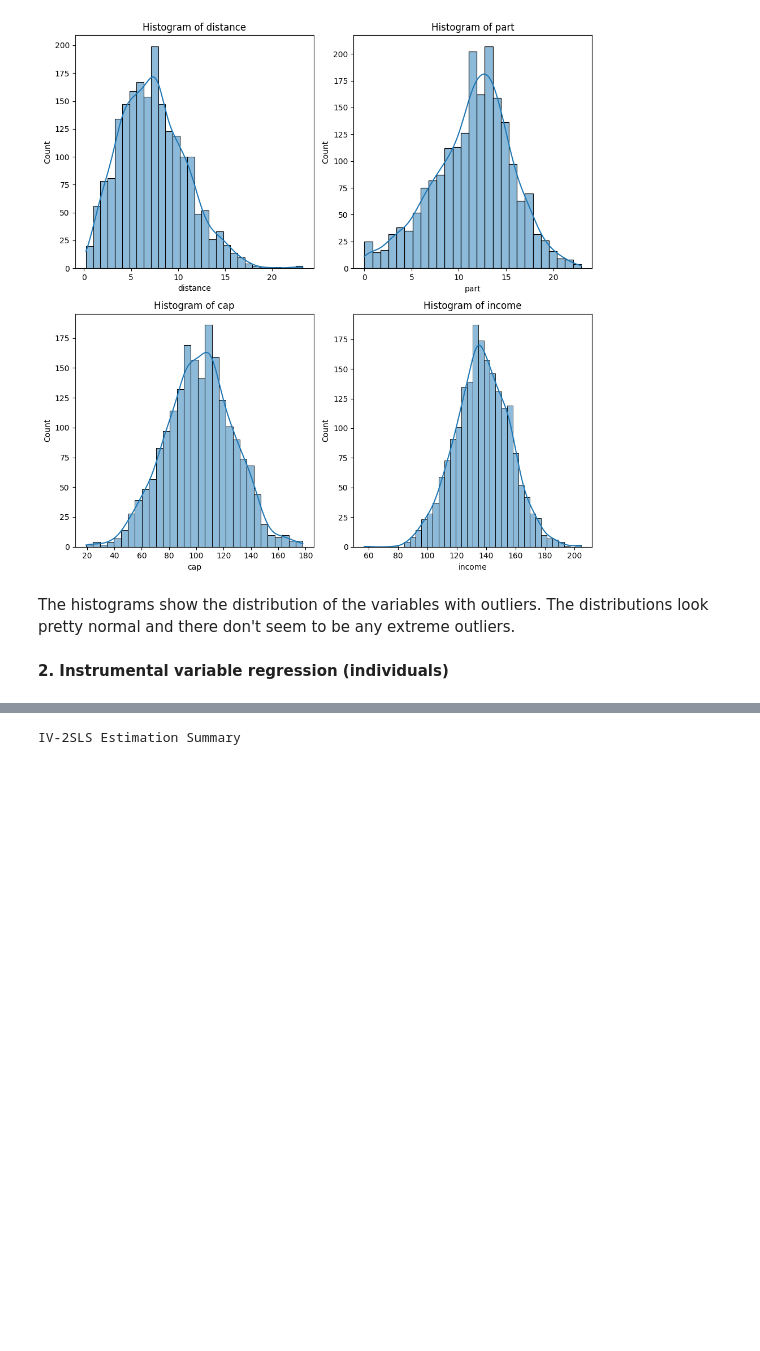
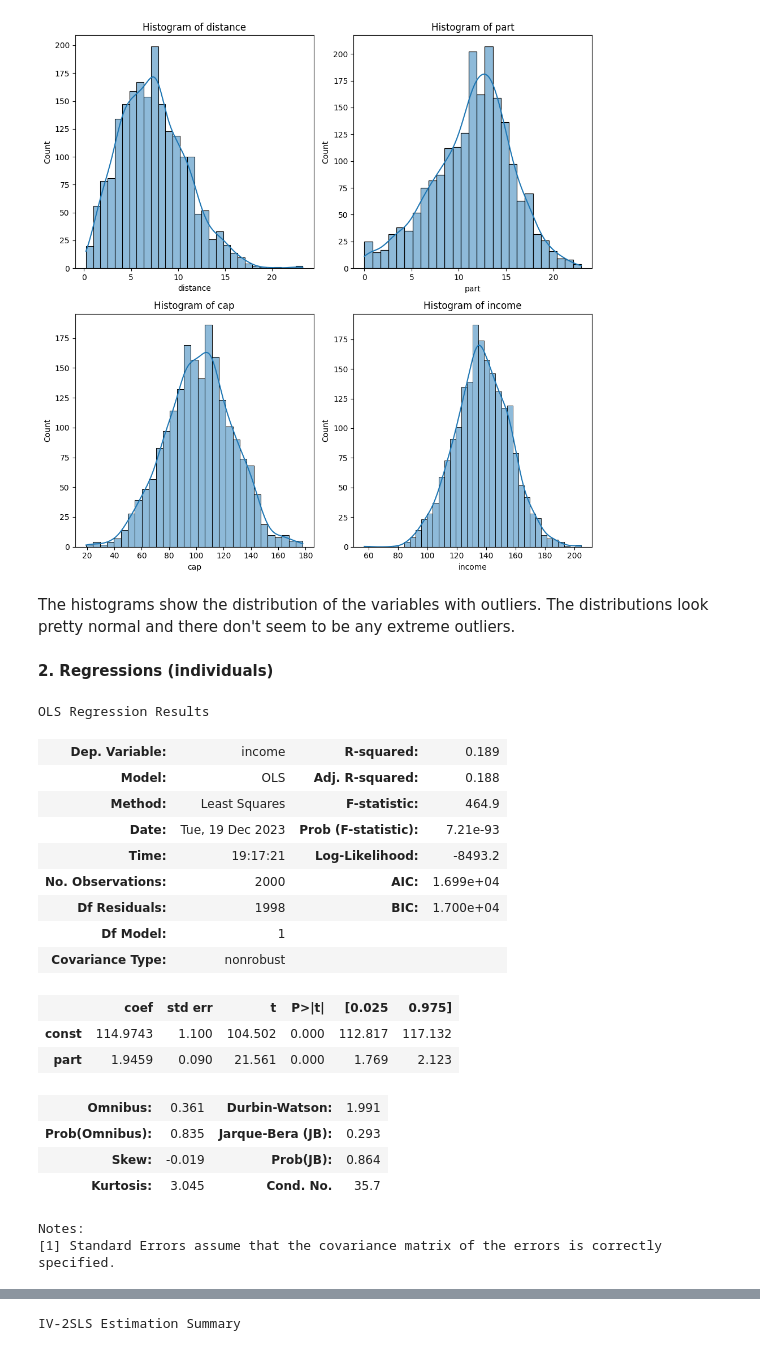
Before and after one commit to KoperSloper/Research_Course, a Jupyter notebook: final assignment.ipynb, the cells around one changed output, grey strips where cells are left out. Saved outputs shown, nothing was run; the diff lists cells and outputs as text; code cells hidden in the pictures; blank space fills up the shorter version.

```diff
--- a/final assignment.ipynb
+++ b/final assignment.ipynb
@@ -80,4 +83,31 @@ plt.show()
 # %% [markdown]
 The histograms show the distribution of the variables with outliers. The distributions look pretty normal and there don't seem to be any extreme outliers.
 # %% [markdown]
-**2. Instrumental variable regression (individuals)**
+**2. Regressions (individuals)**
+# %%
+dependent = data['income']
+X = sm.add_constant(data['part'])
+
+model = sm.OLS(dependent, X)
+results = model.fit()
+results.summary()
+# %% [output]
+OLS Regression Results
+| Dep. Variable: | income | R-squared: | 0.189 |
+| Model: | OLS | Adj. R-squared: | 0.188 |
+| Method: | Least Squares | F-statistic: | 464.9 |
+| Date: | Tue, 19 Dec 2023 | Prob (F-statistic): | 7.21e-93 |
+| Time: | 19:17:21 | Log-Likelihood: | -8493.2 |
+| No. Observations: | 2000 | AIC: | 1.699e+04 |
+| Df Residuals: | 1998 | BIC: | 1.700e+04 |
+| Df Model: | 1 |  |  |
+| Covariance Type: | nonrobust |  |  |
+|  | coef | std err | t | P>|t| | [0.025 | 0.975] |
+| const | 114.9743 | 1.100 | 104.502 | 0.000 | 112.817 | 117.132 |
+| part | 1.9459 | 0.090 | 21.561 | 0.000 | 1.769 | 2.123 |
+| Omnibus: | 0.361 | Durbin-Watson: | 1.991 |
+| Prob(Omnibus): | 0.835 | Jarque-Bera (JB): | 0.293 |
+| Skew: | -0.019 | Prob(JB): | 0.864 |
+| Kurtosis: | 3.045 | Cond. No. | 35.7 |
+Notes:
+[1] Standard Errors assume that the covariance matrix of the errors is correctly specified.
```
Also changed, not shown: parts of 13 cells of this notebook.
